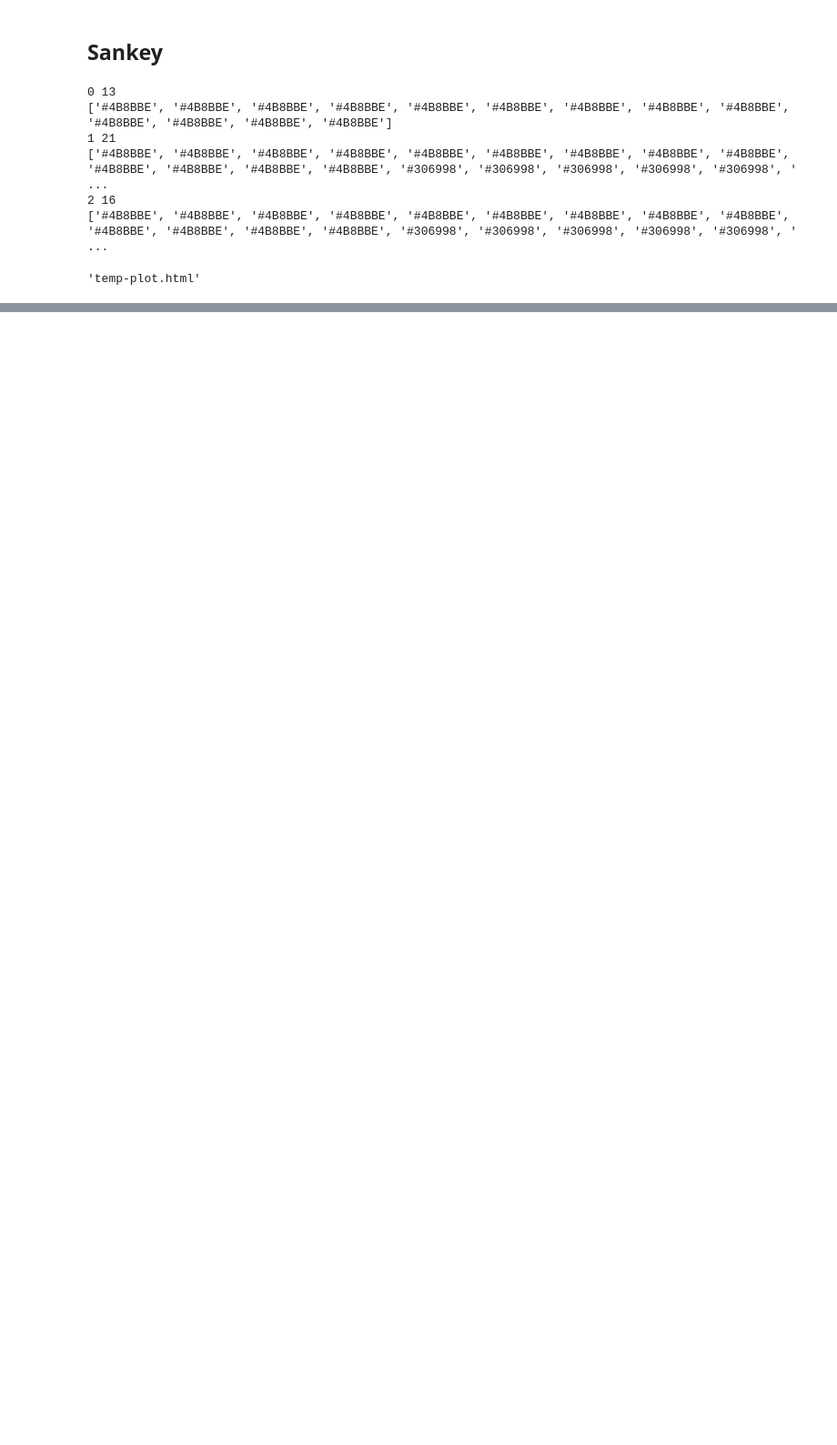
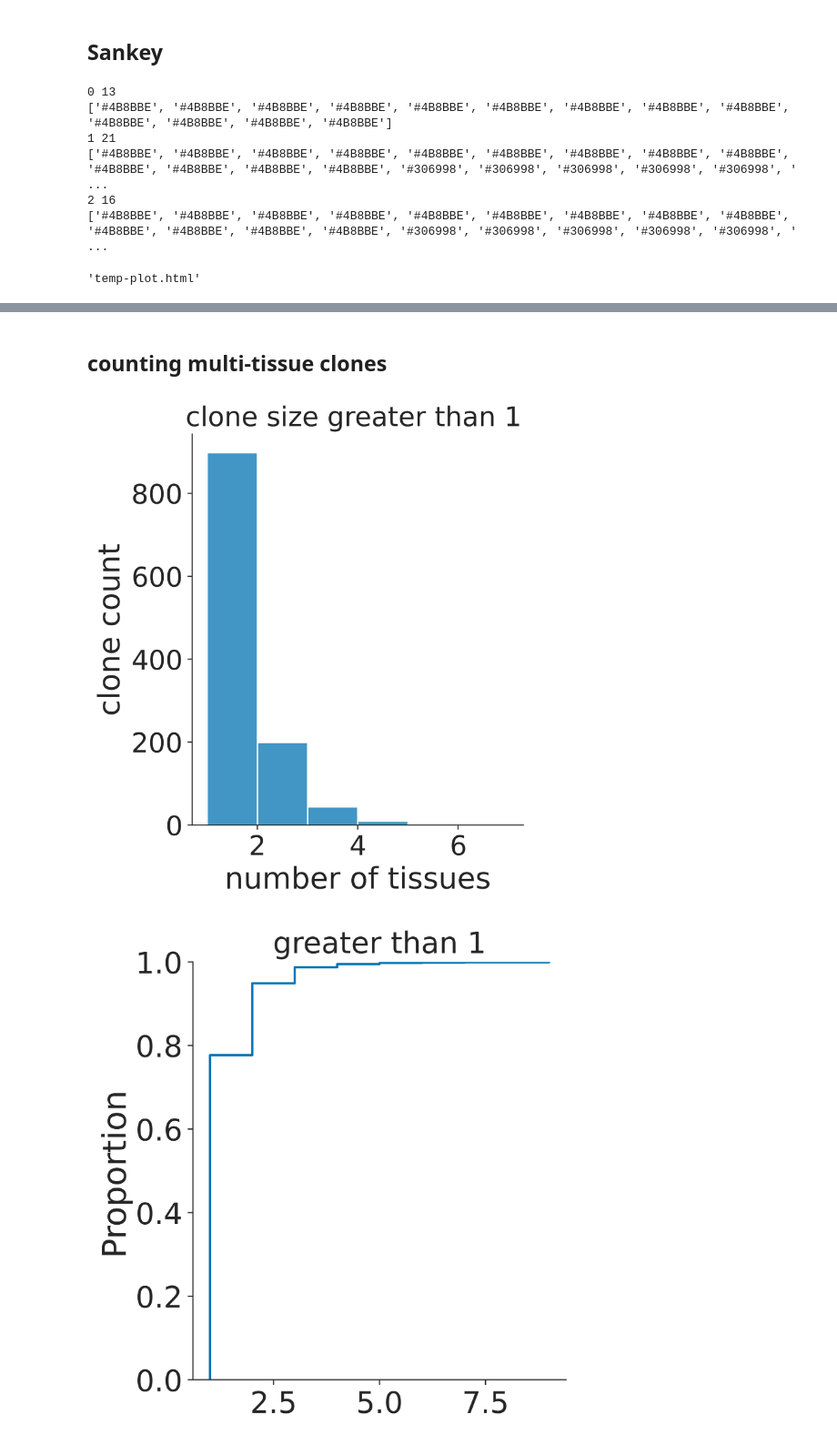
Before and after one commit to michael-swift/tsp-immune-analysis, a Jupyter notebook: notebooks/clonality/Clonality_Data_TCRs.ipynb, the cells around one changed output, grey strips where cells are left out. Shown at 91% size. Cells and saved outputs as stored; diff of their text form; code cells hidden in the pictures; blank space fills up the shorter version.

```diff
--- a/notebooks/clonality/Clonality_Data_TCRs.ipynb
+++ b/notebooks/clonality/Clonality_Data_TCRs.ipynb
@@ -462,9 +460,14 @@ Name: donor, dtype: int64
 # %%
+# this is to name them alphabetically bc there are currently too many
+selector = df.lineage.value_counts()
+selector = selector[selector > 1].index
+df = df[df.lineage.isin(selector)]
+
 import string
 def listAlphabet():
   return list(string.ascii_lowercase)
 
-rename_lineages = dict(zip(df.lineage.unique(), listAlphabet()))
+#rename_lineages = dict(zip(df.lineage.unique(), listAlphabet()))
 # %%
 df.loc[:,'lineage'] = df.lineage.map(rename_lineages)
 # %% [markdown]
@@ -537,7 +540,7 @@ def genSankey(df,cat_cols=[],value_cols='',title='Sankey Diagram'):
     fig = dict(data=[data], layout=layout)
     return fig
 # %%
-selector = df.lineage.value_counts() > 6
+selector = df.lineage.value_counts() > 5
 
 lineages = selector[selector == True].index
 
@@ -604,0 +600,27 @@ df[df.method == '10X']
+# %% [markdown]
+## counting multi-tissue clones
+# %%
+for linsize in [1,2,3,4,5,6]:
+    selector = df.lineage.value_counts()
+    selector = selector[selector > linsize].index
+    _df = df[df.lineage.isin(selector)]
+    lin_label = 'lineage'
+    label = 'tissue'
+    lins = []
+    for_hist = []
+    for i in _df[lin_label].unique():
+        for_hist.append(_df[_df[lin_label] == i][label].nunique())
+        lins.append(i)
+
+    g = sns.displot(for_hist, bins = [1,2,3,4,5,6,7])
+    plt.ylabel('clone count')
+    plt.xlabel('number of {}s'.format(label))
+    plt.title('clone size greater than {} '.format(linsize))
+
+
+
+    g2 = sns.displot(for_hist, kind='ecdf')
+    plt.title('greater than {}'.format(linsize))
+# %% [output]
+[figure, added]
+[figure, added]
```
Also changed, not shown: parts of 17 cells of this notebook, 7 other files.
